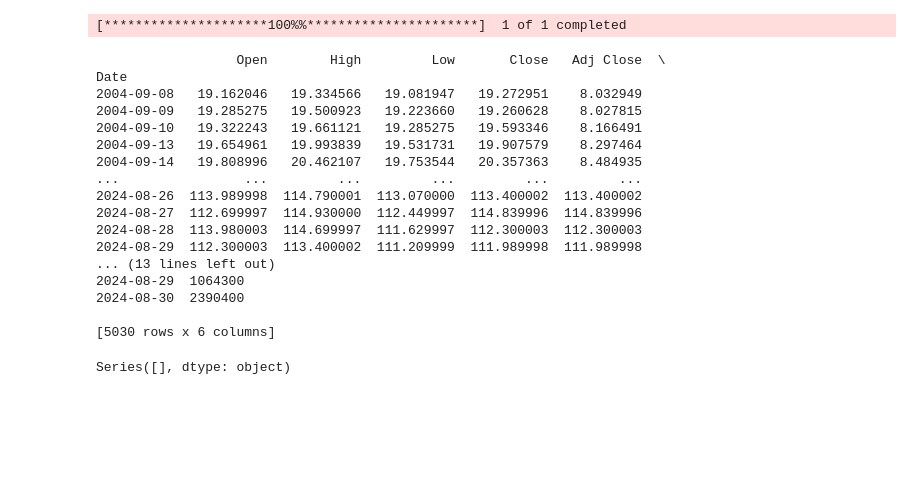
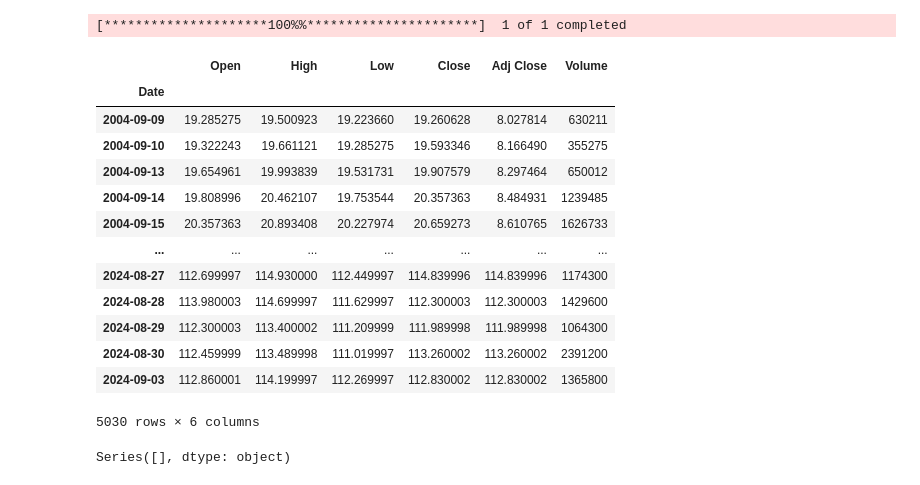
Before and after one commit to KImeriGitHub/RandomOdyssey, a Jupyter notebook: src/notebooks/sandbox.ipynb, the cells around one changed output. Cells and saved outputs as stored; diff of their text form; code cells hidden in the pictures; blank space fills up the shorter version.

```diff
--- a/src/notebooks/sandbox.ipynb
+++ b/src/notebooks/sandbox.ipynb
@@ -30,27 +56,24 @@ Date
 # %%
 ticker="irm"
 stock_info = yf.Ticker(ticker)
 stockPrice=yf.download(ticker,start=dt.date.today()-pd.to_timedelta("7300d"), end=dt.date.today(),interval='1d')
-print(stockPrice)
+stockPrice
 # %% [output]
 [*********************100%%**********************]  1 of 1 completed
+|  | Open | High | Low | Close | Adj Close | Volume |
+| Date |  |  |  |  |  |  |
+| 2004-09-09 | 19.285275 | 19.500923 | 19.223660 | 19.260628 | 8.027814 | 630211 |
+| 2004-09-10 | 19.322243 | 19.661121 | 19.285275 | 19.593346 | 8.166490 | 355275 |
+| 2004-09-13 | 19.654961 | 19.993839 | 19.531731 | 19.907579 | 8.297464 | 650012 |
+| 2004-09-14 | 19.808996 | 20.462107 | 19.753544 | 20.357363 | 8.484931 | 1239485 |
+| 2004-09-15 | 20.357363 | 20.893408 | 20.227974 | 20.659273 | 8.610765 | 1626733 |
+| ... | ... | ... | ... | ... | ... | ... |
+| 2024-08-27 | 112.699997 | 114.930000 | 112.449997 | 114.839996 | 114.839996 | 1174300 |
+| 2024-08-28 | 113.980003 | 114.699997 | 111.629997 | 112.300003 | 112.300003 | 1429600 |
+| 2024-08-29 | 112.300003 | 113.400002 | 111.209999 | 111.989998 | 111.989998 | 1064300 |
+| 2024-08-30 | 112.459999 | 113.489998 | 111.019997 | 113.260002 | 113.260002 | 2391200 |
+| 2024-09-03 | 112.860001 | 114.199997 | 112.269997 | 112.830002 | 112.830002 | 1365800 |
-                  Open        High         Low       Close   Adj Close  \
-Date
-2004-09-08   19.162046   19.334566   19.081947   19.272951    8.032949
-2004-09-09   19.285275   19.500923   19.223660   19.260628    8.027815
-2004-09-10   19.322243   19.661121   19.285275   19.593346    8.166491
-2004-09-13   19.654961   19.993839   19.531731   19.907579    8.297464
-2004-09-14   19.808996   20.462107   19.753544   20.357363    8.484935
-...                ...         ...         ...         ...         ...
-2024-08-26  113.989998  114.790001  113.070000  113.400002  113.400002
-2024-08-27  112.699997  114.930000  112.449997  114.839996  114.839996
-2024-08-28  113.980003  114.699997  111.629997  112.300003  112.300003
-2024-08-29  112.300003  113.400002  111.209999  111.989998  111.989998
-... (13 lines left out)
-2024-08-29  1064300
-2024-08-30  2390400
-
-[5030 rows x 6 columns]
+5030 rows × 6 columns
 # %%
 print(stock_info.capital_gains)
 # %% [output]
```
Also changed, not shown: parts of 7 cells of this notebook, 6 other files.
